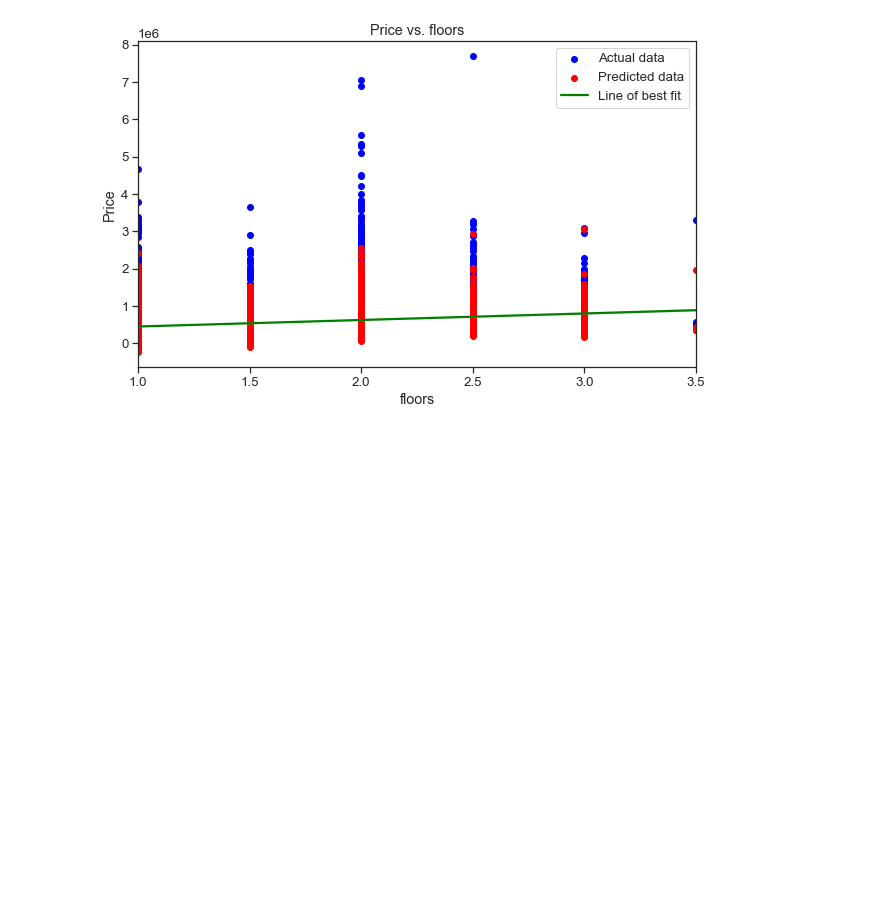
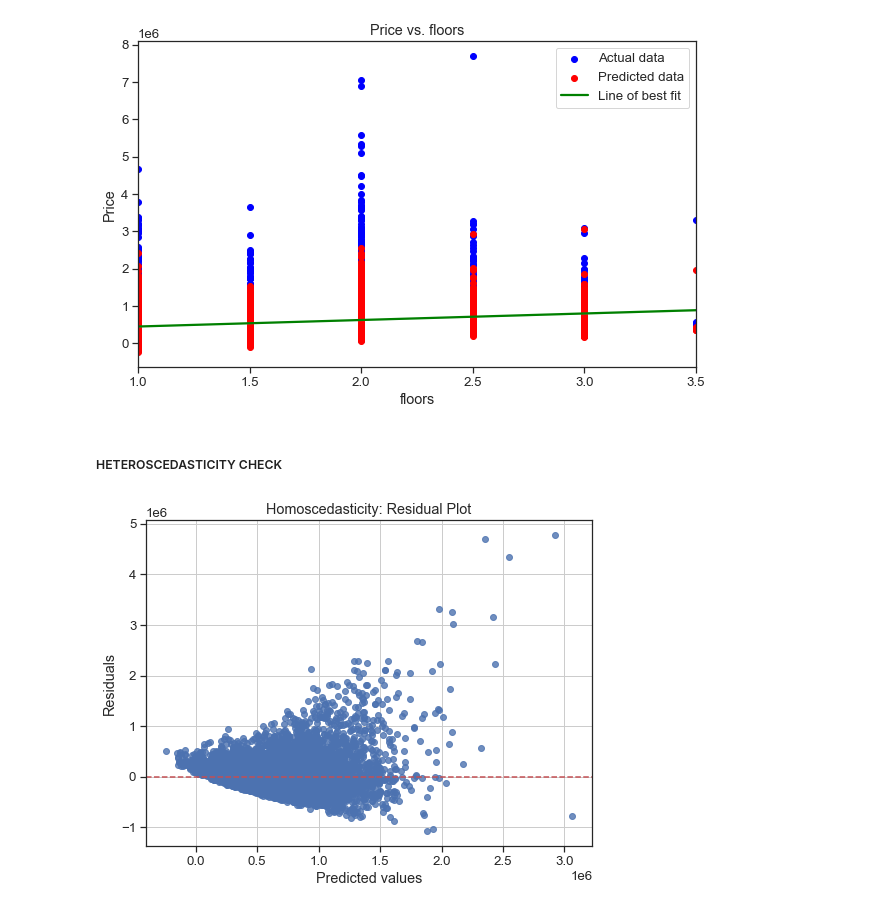
Before and after one commit to NamaembaSilali/Modelling-project, a Jupyter notebook: index.ipynb, the cells around one changed output. Saved outputs shown, nothing was run; the diff lists cells and outputs as text; code cells hidden in the pictures; blank space fills up the shorter version.

```diff
--- a/index.ipynb
+++ b/index.ipynb
@@ -467,4 +467,20 @@ for feature in features:
 [figure]
 [figure]
 # %% [markdown]
-##
+##### HETEROSCEDASTICITY CHECK
+# %%
+#Calculating residuals
+y_pred_full = model.predict(X)  # Using the full dataset for residuals calculation
+residuals = y - y_pred_full
+
+# Scatter plot of residuals against predicted values for homoscedasticity
+plt.figure(figsize=(8, 6))
+plt.scatter(y_pred_full, residuals, alpha=0.8)
+plt.axhline(y=0, color='r', linestyle='--')
+plt.xlabel('Predicted values')
+plt.ylabel('Residuals')
+plt.title('Homoscedasticity: Residual Plot')
+plt.grid(True)
+plt.show()
+# %% [output]
+[figure, added]
```
